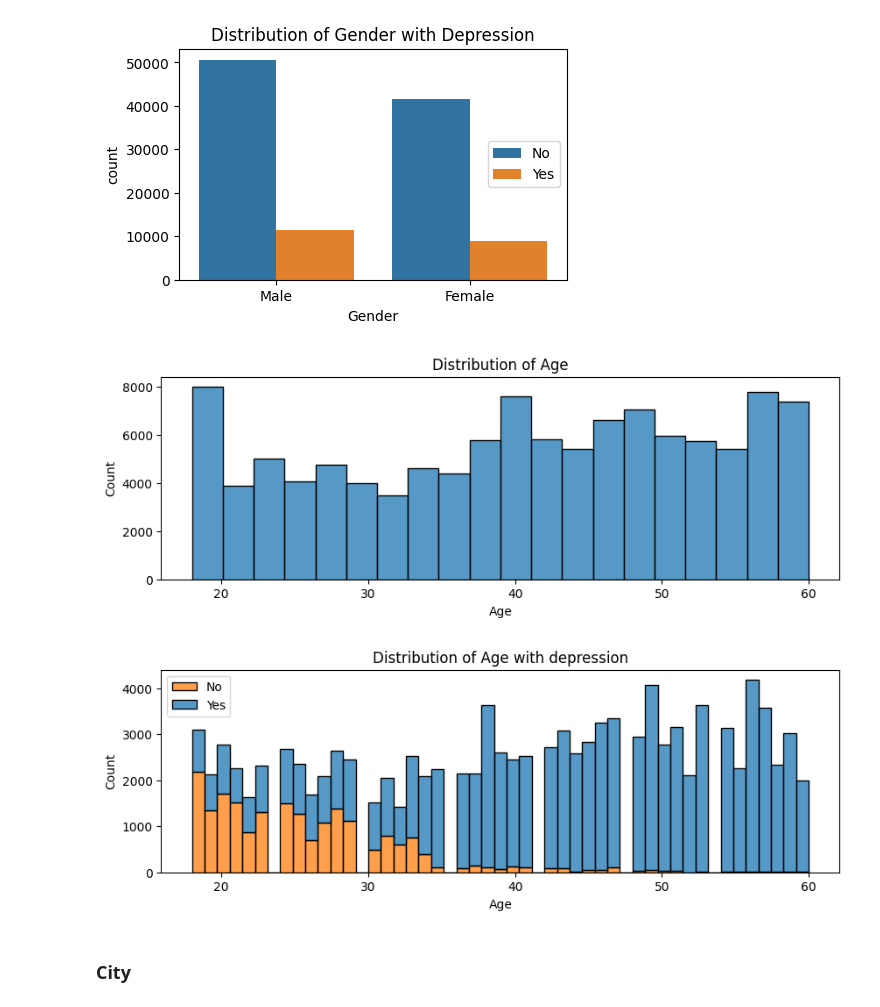
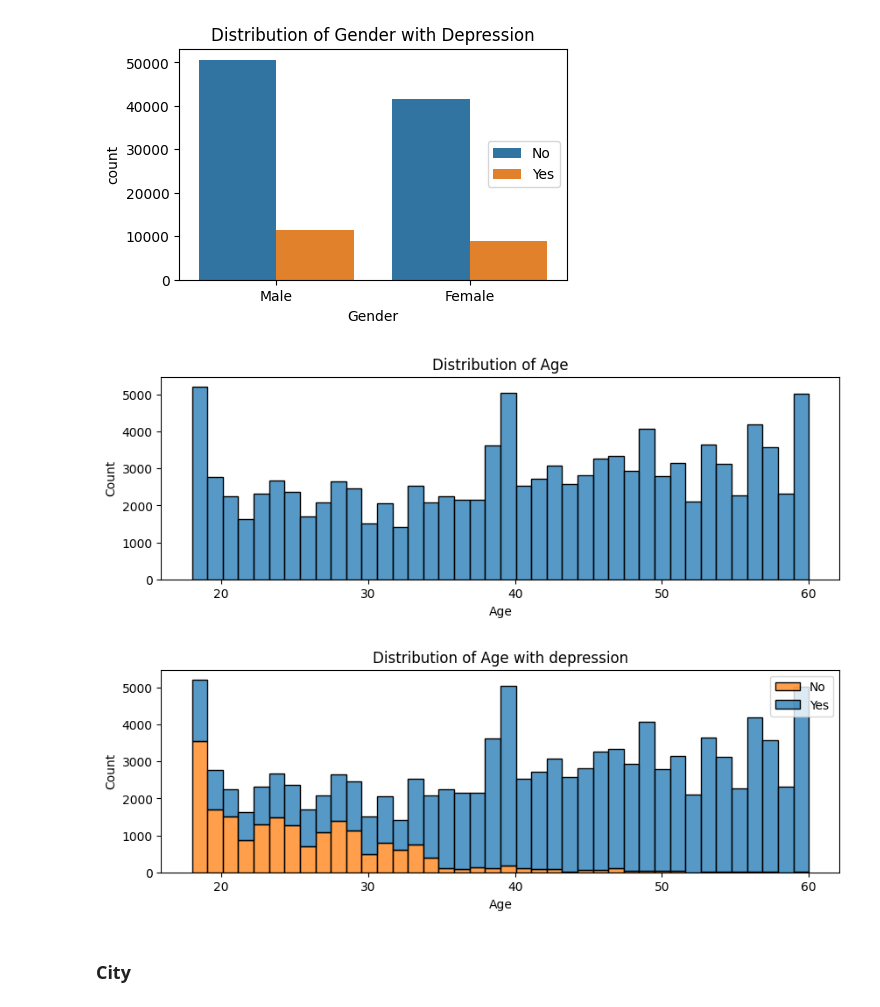
Before and after one commit to vanshuwjoshi/Kaggle-Playground-S4E11, a Jupyter notebook: notebooks/eda.ipynb, the cells around one changed output. Cells and saved outputs as stored; diff of their text form; code cells hidden in the pictures.

```diff
--- a/notebooks/eda.ipynb
+++ b/notebooks/eda.ipynb
@@ -133,19 +133,19 @@ plt.show()
 [figure]
 # %%
 plt.figure(figsize=(10, 3))
-sns.histplot(data_train, x="Age", bins=20)
+sns.histplot(data_train, x="Age", bins=40)
 plt.title("Distribution of Age")
 plt.show()
 # %% [output]
-[figure, old version]
+[figure, new version]
 # %%
 plt.figure(figsize=(10, 3))
-sns.histplot(data_train, x="Age", hue="Depression", multiple="stack")
+sns.histplot(data_train, x="Age", hue="Depression", multiple="stack", bins=40)
 plt.title("Distribution of Age with depression")
 plt.legend(["No", "Yes"])
 plt.show()
 # %% [output]
-[figure, old version]
+[figure, new version]
 # %% [markdown]
 ### City
 # %%
```
Also changed, not shown: parts of 25 cells of this notebook, 1 other file.
